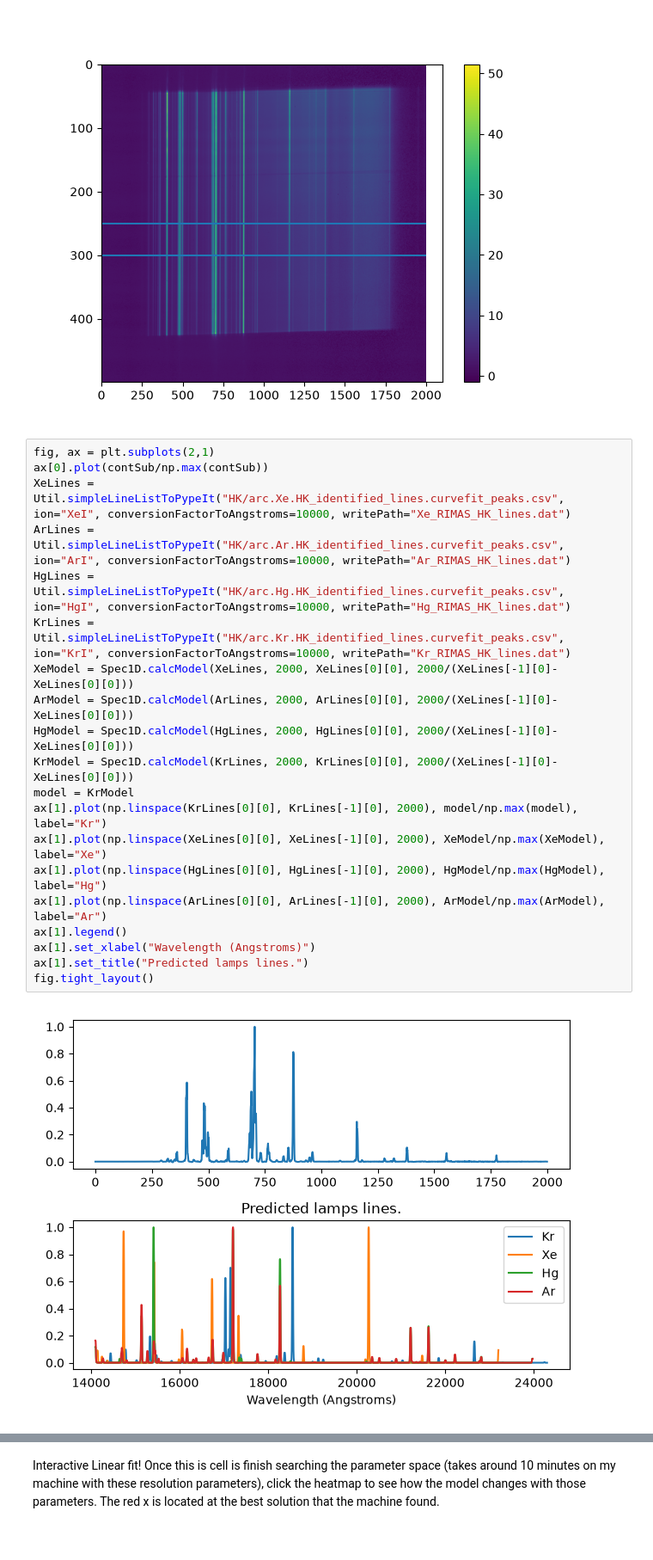
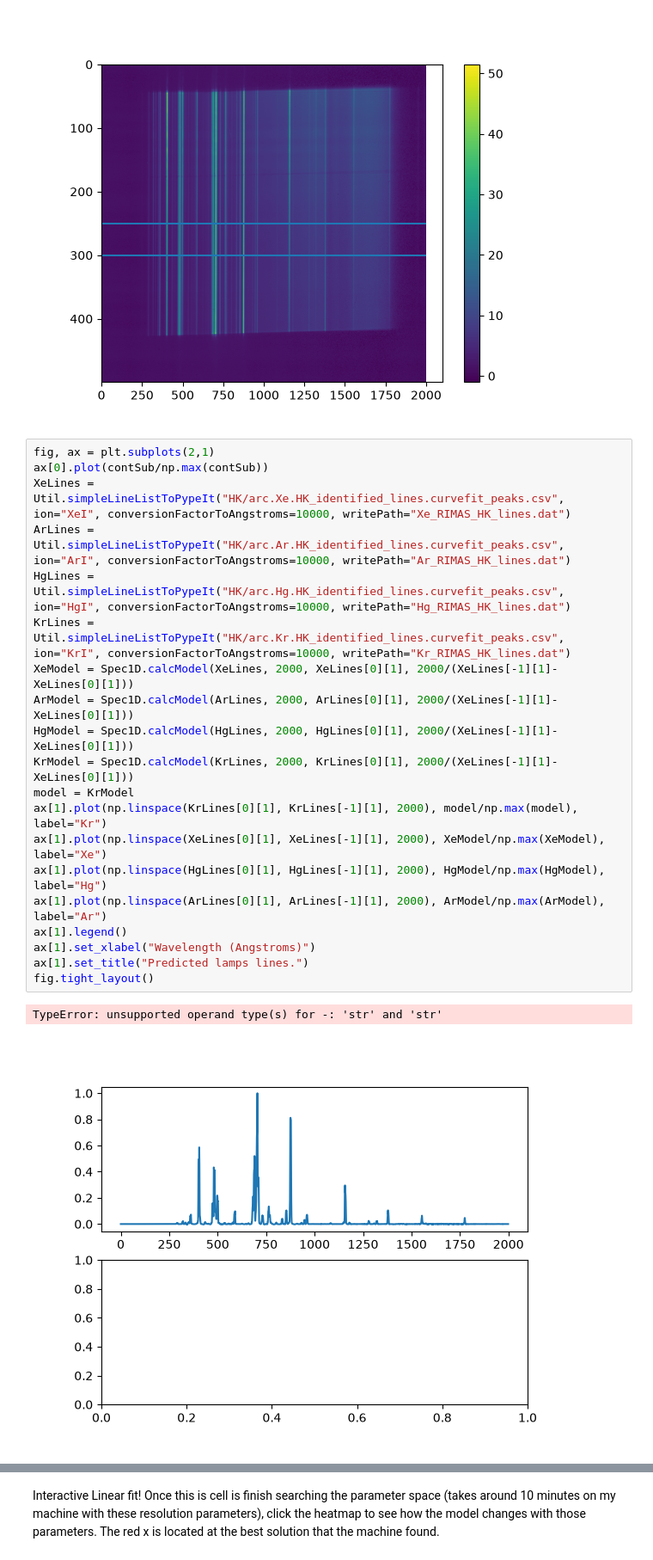
Before and after one commit to MatthewPrem/SpecWavUtils, a Jupyter notebook: HK/vph300/FindR.ipynb, the cells around one changed output, grey strips where cells are left out. Shown at 86% size. Cells and saved outputs as stored; diff of their text form.

```diff
--- a/HK/vph300/FindR.ipynb
+++ b/HK/vph300/FindR.ipynb
@@ -45,25 +45,26 @@ plt.show()
 # %%
 fig, ax = plt.subplots(2,1)
 ax[0].plot(contSub/np.max(contSub))
 XeLines = Util.simpleLineListToPypeIt("HK/arc.Xe.HK_identified_lines.curvefit_peaks.csv", ion="XeI", conversionFactorToAngstroms=10000, writePath="Xe_RIMAS_HK_lines.dat")
 ArLines = Util.simpleLineListToPypeIt("HK/arc.Ar.HK_identified_lines.curvefit_peaks.csv", ion="ArI", conversionFactorToAngstroms=10000, writePath="Ar_RIMAS_HK_lines.dat")
 HgLines = Util.simpleLineListToPypeIt("HK/arc.Hg.HK_identified_lines.curvefit_peaks.csv", ion="HgI", conversionFactorToAngstroms=10000, writePath="Hg_RIMAS_HK_lines.dat")
 KrLines = Util.simpleLineListToPypeIt("HK/arc.Kr.HK_identified_lines.curvefit_peaks.csv", ion="KrI", conversionFactorToAngstroms=10000, writePath="Kr_RIMAS_HK_lines.dat")
-XeModel = Spec1D.calcModel(XeLines, 2000, XeLines[0][0], 2000/(XeLines[-1][0]-XeLines[0][0]))
-ArModel = Spec1D.calcModel(ArLines, 2000, ArLines[0][0], 2000/(XeLines[-1][0]-XeLines[0][0]))
-HgModel = Spec1D.calcModel(HgLines, 2000, HgLines[0][0], 2000/(XeLines[-1][0]-XeLines[0][0]))
-KrModel = Spec1D.calcModel(KrLines, 2000, KrLines[0][0], 2000/(XeLines[-1][0]-XeLines[0][0]))
+XeModel = Spec1D.calcModel(XeLines, 2000, XeLines[0][1], 2000/(XeLines[-1][1]-XeLines[0][1]))
+ArModel = Spec1D.calcModel(ArLines, 2000, ArLines[0][1], 2000/(XeLines[-1][1]-XeLines[0][1]))
+HgModel = Spec1D.calcModel(HgLines, 2000, HgLines[0][1], 2000/(XeLines[-1][1]-XeLines[0][1]))
+KrModel = Spec1D.calcModel(KrLines, 2000, KrLines[0][1], 2000/(XeLines[-1][1]-XeLines[0][1]))
 model = KrModel
-ax[1].plot(np.linspace(KrLines[0][0], KrLines[-1][0], 2000), model/np.max(model), label="Kr")
-ax[1].plot(np.linspace(XeLines[0][0], XeLines[-1][0], 2000), XeModel/np.max(XeModel), label="Xe")
-ax[1].plot(np.linspace(HgLines[0][0], HgLines[-1][0], 2000), HgModel/np.max(HgModel), label="Hg")
-ax[1].plot(np.linspace(ArLines[0][0], ArLines[-1][0], 2000), ArModel/np.max(ArModel), label="Ar")
+ax[1].plot(np.linspace(KrLines[0][1], KrLines[-1][1], 2000), model/np.max(model), label="Kr")
+ax[1].plot(np.linspace(XeLines[0][1], XeLines[-1][1], 2000), XeModel/np.max(XeModel), label="Xe")
+ax[1].plot(np.linspace(HgLines[0][1], HgLines[-1][1], 2000), HgModel/np.max(HgModel), label="Hg")
+ax[1].plot(np.linspace(ArLines[0][1], ArLines[-1][1], 2000), ArModel/np.max(ArModel), label="Ar")
 ax[1].legend()
 ax[1].set_xlabel("Wavelength (Angstroms)")
 ax[1].set_title("Predicted lamps lines.")
 fig.tight_layout()
 # %% [output]
+TypeError: unsupported operand type(s) for -: 'str' and 'str'
-[figure, old version]
+[figure, new version]
 # %%
 fig, ax = plt.subplots()
 print(lines)
```
Also changed, not shown: parts of 1 cell of this notebook, 3 other files.
